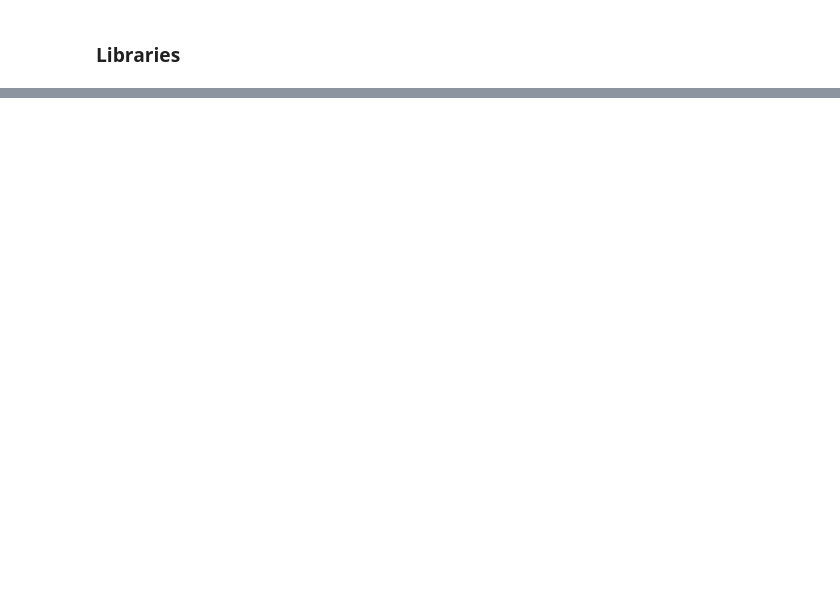
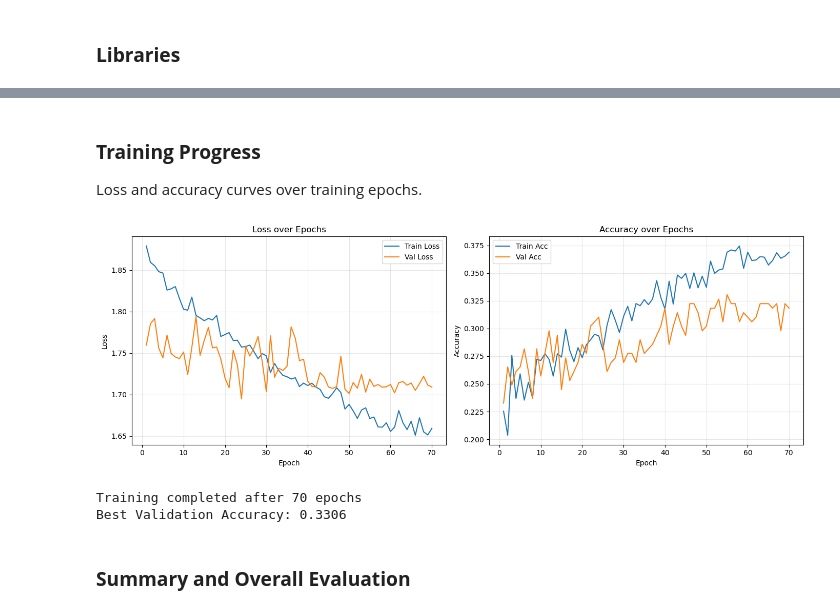
Before and after one commit to Soham0047/CS-171-Final-Project, a Jupyter notebook: CS171_TACO_CNNModel.ipynb, the cells around one changed output, grey strips where cells are left out. Saved outputs shown, nothing was run; the diff lists cells and outputs as text; code cells hidden in the pictures; blank space fills up the shorter version.

```diff
--- a/CS171_TACO_CNNModel.ipynb
+++ b/CS171_TACO_CNNModel.ipynb
@@ -332,0 +895,39 @@ IndexError: list index out of range
+# %% [markdown]
+### **Training Progress**
+
+Loss and accuracy curves over training epochs.
+# %%
+# Plot Training Progress
+actual_epochs = len(train_losses)
+
+fig, axes = plt.subplots(1, 2, figsize=(14, 5))
+
+# Loss
+axes[0].plot(range(1, actual_epochs+1), train_losses, label='Train Loss')
+axes[0].plot(range(1, actual_epochs+1), val_losses, label='Val Loss')
+axes[0].set_title('Loss over Epochs')
+axes[0].set_xlabel('Epoch')
+axes[0].set_ylabel('Loss')
+axes[0].legend()
+axes[0].grid(True, alpha=0.3)
+
+# Accuracy
+axes[1].plot(range(1, actual_epochs+1), train_accs, label='Train Acc')
+axes[1].plot(range(1, actual_epochs+1), val_accs, label='Val Acc')
+axes[1].set_title('Accuracy over Epochs')
+axes[1].set_xlabel('Epoch')
+axes[1].set_ylabel('Accuracy')
+axes[1].legend()
+axes[1].grid(True, alpha=0.3)
+
+plt.tight_layout()
+plt.show()
+
+print(f"\nTraining completed after {actual_epochs} epochs")
+print(f"Best Validation Accuracy: {max(val_accs):.4f}")
+# %% [output]
+[figure, added]
+Training completed after 70 epochs
+Best Validation Accuracy: 0.3306
+# %% [markdown]
+### **Summary and Overall Evaluation**
```
Also changed, not shown: parts of 50 cells of this notebook.
